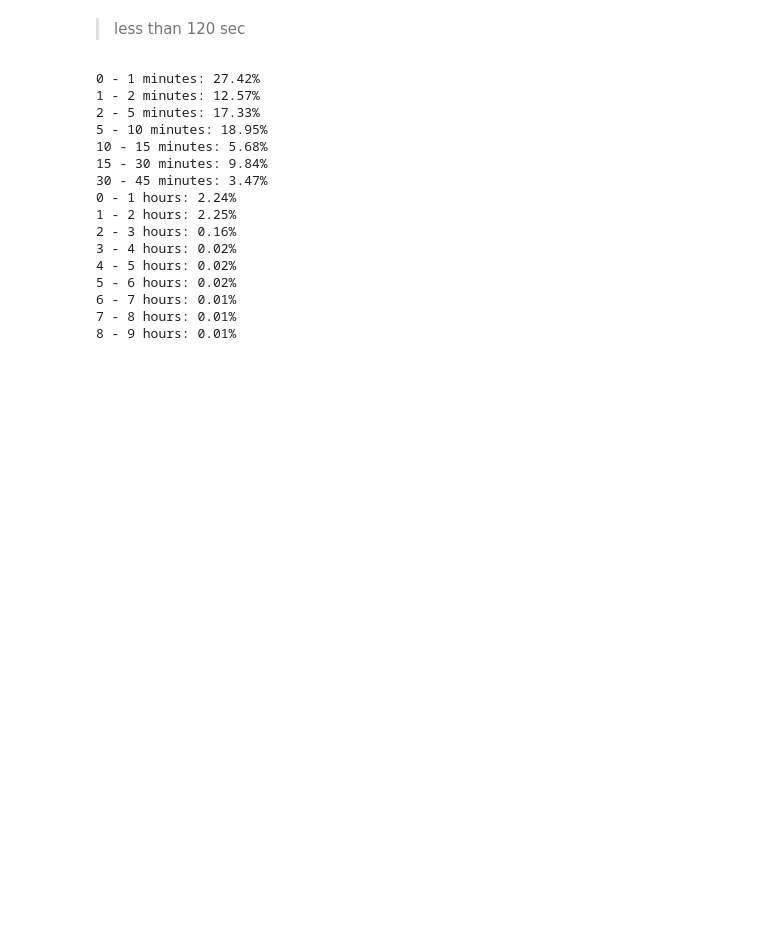
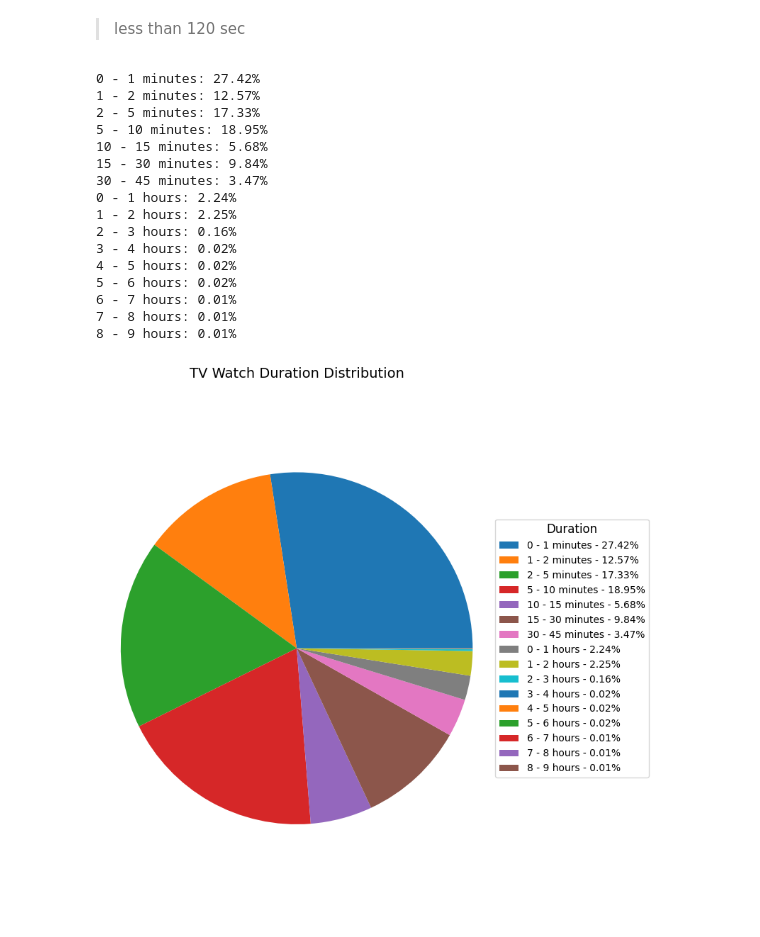
Before and after one commit to shrivatsashetty/Projects, a Jupyter notebook: Synamedia_Project.ipynb, the cells around one changed output. Saved outputs shown, nothing was run; the diff lists cells and outputs as text; code cells hidden in the pictures; blank space fills up the shorter version.

```diff
--- a/Synamedia_Project.ipynb
+++ b/Synamedia_Project.ipynb
@@ -1271,3 +1271,53 @@ for i, (start, end) in enumerate(ranges):
 6 - 7 hours: 0.01%
 7 - 8 hours: 0.01%
 8 - 9 hours: 0.01%
+# %%
+
+# Data
+labels = [
+    '0 - 1 minutes',
+    '1 - 2 minutes',
+    '2 - 5 minutes',
+    '5 - 10 minutes',
+    '10 - 15 minutes',
+    '15 - 30 minutes',
+    '30 - 45 minutes',
+    '0 - 1 hours',
+    '1 - 2 hours',
+    '2 - 3 hours',
+    '3 - 4 hours',
+    '4 - 5 hours',
+    '5 - 6 hours',
+    '6 - 7 hours',
+    '7 - 8 hours',
+    '8 - 9 hours'
+]
+sizes = [
+    27.42, 12.57, 17.33, 18.95, 5.68, 9.84, 3.47, 2.24, 2.25,
+    0.16, 0.02, 0.02, 0.02, 0.01, 0.01, 0.01
+]
+
+# Create a pie chart
+fig, ax = plt.subplots(figsize=(8, 8))
+wedges, texts, autotexts = ax.pie(
+    sizes, labels=labels, autopct='%1.2f%%', textprops={'color': 'w', 'fontsize': 12}
+)
+
+# Set legend with percentages
+legend_labels = [f'{label} - {size:.2f}%' for label, size in zip(labels, sizes)]
+legend = ax.legend(legend_labels, title='Duration', loc='center left', bbox_to_anchor=(1.0, 0.5), fontsize=10)
+plt.setp(legend.get_title(), fontsize=12)
+
+# Remove text from the pie chart
+for text in ax.texts:
+    text.set_visible(False)
+
+# Set title
+plt.title('TV Watch Duration Distribution', fontsize=14)
+
+# Display the pie chart
+plt.axis('equal')  # Equal aspect ratio ensures that pie is drawn as a circle.
+plt.tight_layout()
+plt.show()
+# %% [output]
+[figure, added]
```
Also changed, not shown: parts of 14 cells of this notebook.
